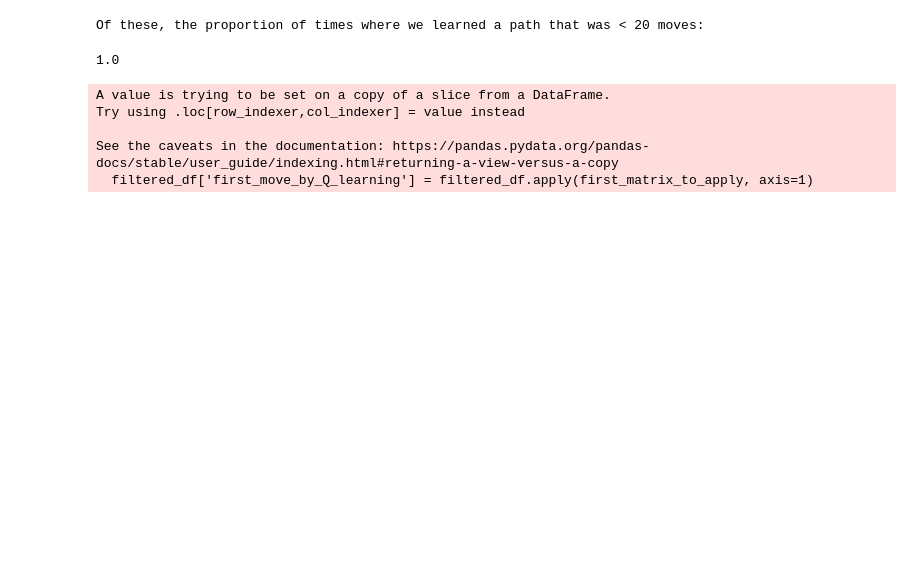
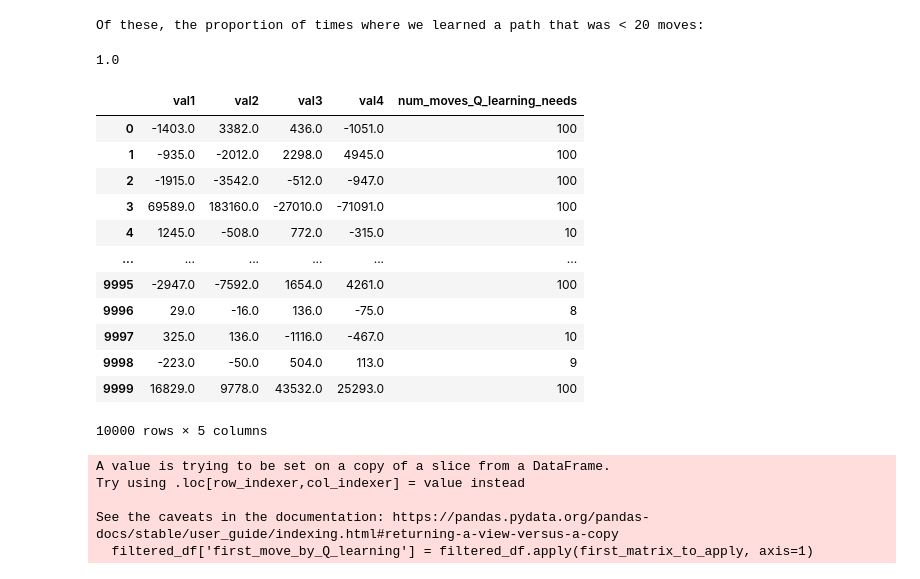
Before and after one commit to MXM-MachineLearning/MXM_AI_Ellenberg, a Jupyter notebook: SL2_Z/Q_learning/subset_Q_learning_for_SL2_Z.ipynb, the cells around one changed output. Saved outputs shown, nothing was run; the diff lists cells and outputs as text; code cells hidden in the pictures; blank space fills up the shorter version.

```diff
--- a/SL2_Z/Q_learning/subset_Q_learning_for_SL2_Z.ipynb
+++ b/SL2_Z/Q_learning/subset_Q_learning_for_SL2_Z.ipynb
@@ -281,6 +301,22 @@ sum(test_df['num_moves_Q_learning_needs']<20)/sum(test_df['num_moves_Q_learning_
 # %% [output]
 Of these, the proportion of times where we learned a path that was < 20 moves:
 1.0
+# %%
+test_df
+# %% [output]
+|  | val1 | val2 | val3 | val4 | num_moves_Q_learning_needs |
+| 0 | -1403.0 | 3382.0 | 436.0 | -1051.0 | 100 |
+| 1 | -935.0 | -2012.0 | 2298.0 | 4945.0 | 100 |
+| 2 | -1915.0 | -3542.0 | -512.0 | -947.0 | 100 |
+| 3 | 69589.0 | 183160.0 | -27010.0 | -71091.0 | 100 |
+| 4 | 1245.0 | -508.0 | 772.0 | -315.0 | 10 |
+| ... | ... | ... | ... | ... | ... |
+| 9995 | -2947.0 | -7592.0 | 1654.0 | 4261.0 | 100 |
+| 9996 | 29.0 | -16.0 | 136.0 | -75.0 | 8 |
+| 9997 | 325.0 | 136.0 | -1116.0 | -467.0 | 10 |
+| 9998 | -223.0 | -50.0 | 504.0 | 113.0 | 9 |
+| 9999 | 16829.0 | 9778.0 | 43532.0 | 25293.0 | 100 |
+10000 rows × 5 columns
 # %%
 filtered_df = test_df[test_df['num_moves_Q_learning_needs']!=100]
 # %%
```
Also changed, not shown: parts of 15 cells of this notebook.
